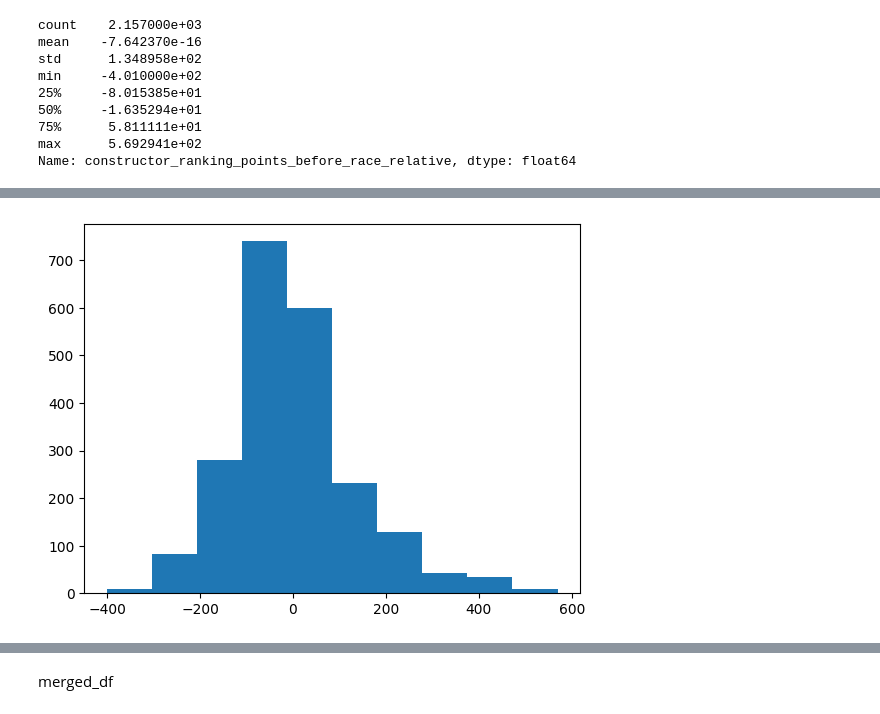
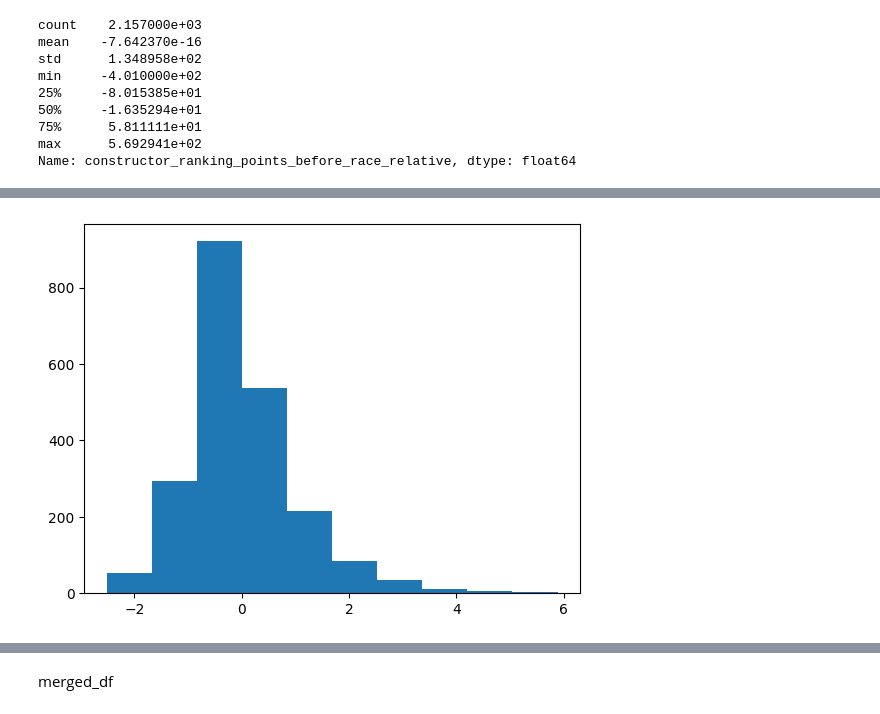
Before and after one commit to Maac111/F1-prediction, a Jupyter notebook: F1_model.ipynb, the cells around one changed output, grey strips where cells are left out. Saved outputs shown, nothing was run; the diff lists cells and outputs as text; code cells hidden in the pictures.

```diff
--- a/F1_model.ipynb
+++ b/F1_model.ipynb
@@ -234,5 +237,5 @@ memory usage: 404.4+ KB
 # %%
-model_df = merged_df.drop(["race_name", "forename", "surname","status","end_positionText","constructor_name", "status", "statusId"], axis = 1)
+model_df = merged_df.drop(["forename","status","end_positionText", "status", "statusId", "laps"], axis = 1).copy()
 # constructor_ranking_points_before_race, driver_ranking_points_before_race - to transform
 
 # model_df["constructor_ranking_points_before_race_mean"] =  model_df.groupby("raceId")["constructor_ranking_points_before_race"].mean()
@@ -249,3 +252,7 @@ min     -4.010000e+02
 75%      5.811111e+01
 max      5.692941e+02
 Name: constructor_ranking_points_before_race_relative, dtype: float64
+# %%
+model_df["driver_ranking_points_before_race_mean"] = model_df.groupby("raceId")["driver_ranking_points_before_race"].transform('mean')
+model_df["driver_ranking_points_before_race_relative"] = model_df["driver_ranking_points_before_race"] - model_df["driver_ranking_points_before_race_mean"]
+model_df["driver_ranking_points_before_race_relative"].describe()
@@ -252,7 +269,16 @@ Name: constructor_ranking_points_before_race_relative, dtype: float64
+# %%
+from sklearn.preprocessing import StandardScaler
+
+# Initialize StandardScaler
+scaler = StandardScaler()
+
+# Standardize the data within each group
+model_df["constructor_rp_rel_std"] = scaler.fit_transform(model_df["constructor_ranking_points_before_race_relative"].values.reshape(-1, 1))
+model_df["driver_rp_rel_std"] = scaler.fit_transform(model_df["driver_ranking_points_before_race_relative"].values.reshape(-1, 1))
 # %%
 from matplotlib import pyplot as plt
 
-plt.hist(model_df["constructor_ranking_points_before_race_relative"])
+plt.hist(model_df["driver_rp_rel_std"])
 plt.show()
 # %% [output]
-[figure, old version]
+[figure, new version]
```
Also changed, not shown: parts of 11 cells of this notebook, 1 other file.
